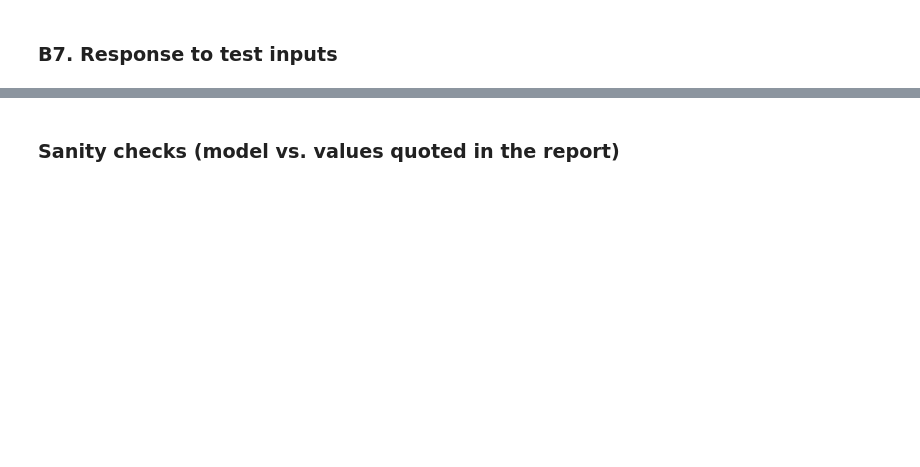
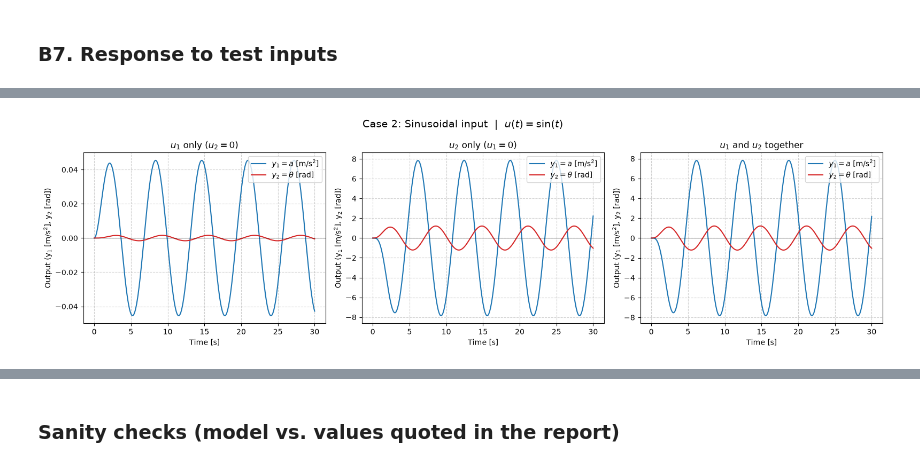
Before and after one commit to byronGalileo/TSII-Cohete-proyect, a Jupyter notebook: TSII-PROJECT-NB.ipynb, the cells around one changed output, grey strips where cells are left out. Saved outputs shown, nothing was run; the diff lists cells and outputs as text; code cells hidden in the pictures; blank space fills up the shorter version.

```diff
--- a/TSII-PROJECT-NB.ipynb
+++ b/TSII-PROJECT-NB.ipynb
@@ -519,12 +1003,14 @@ T1, y_pulse = simulate_input_cases(sys, u_pulse, T_max=15,
 # %%
 # Case 2: sinusoidal input u(t) = sin(t)  (omega = 1 rad/s)
 def u_sine(t):
     return np.sin(t)
 
 # Simulate 30 s (about 5 periods) so the transient dies out and the steady-state oscillation shows
 T2, y_sine = simulate_input_cases(sys, u_sine, T_max=30,
                                   title="Case 2: Sinusoidal input",
-                                  u_label=r"$u(t)=\sin(t)$")
+                                  save_as="fig_q7_sine", u_label=r"$u(t)=\sin(t)$")
+# %% [output]
+[figure, added]
 # %%
 # Case 3: Dirac impulse u(t) = K * delta(t)  (wind gust / sudden hit)
 K_impulse = 1.0   # impulse strength K (change to scale the gust)
```
Also changed, not shown: parts of 67 cells of this notebook, 17 other files.
